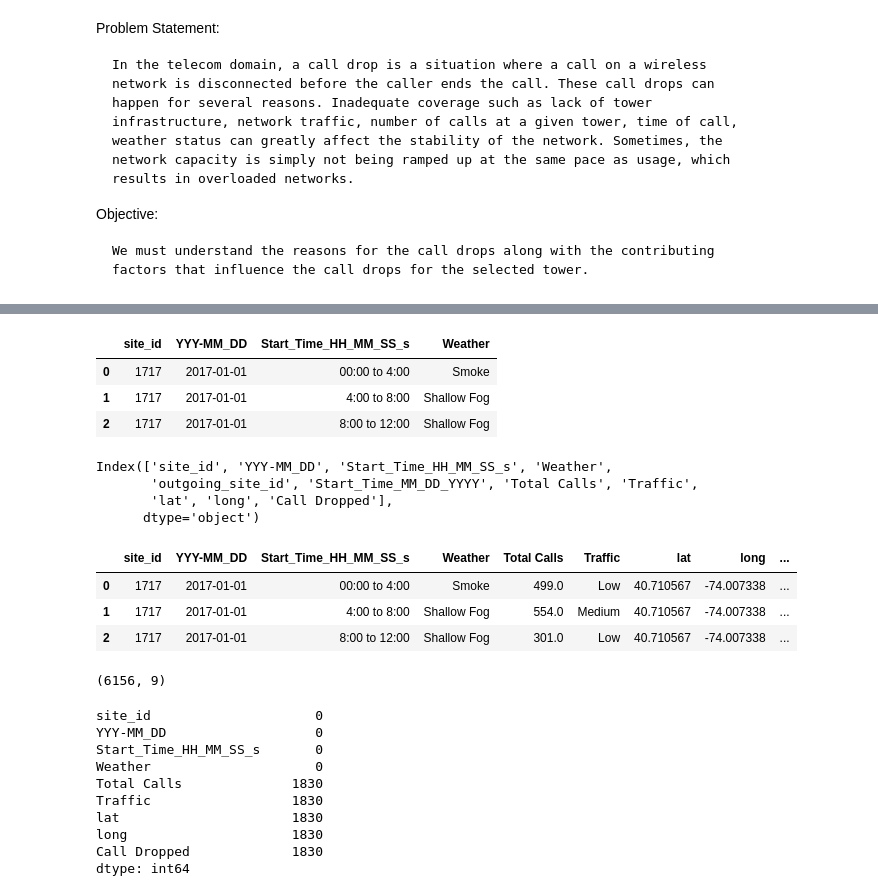
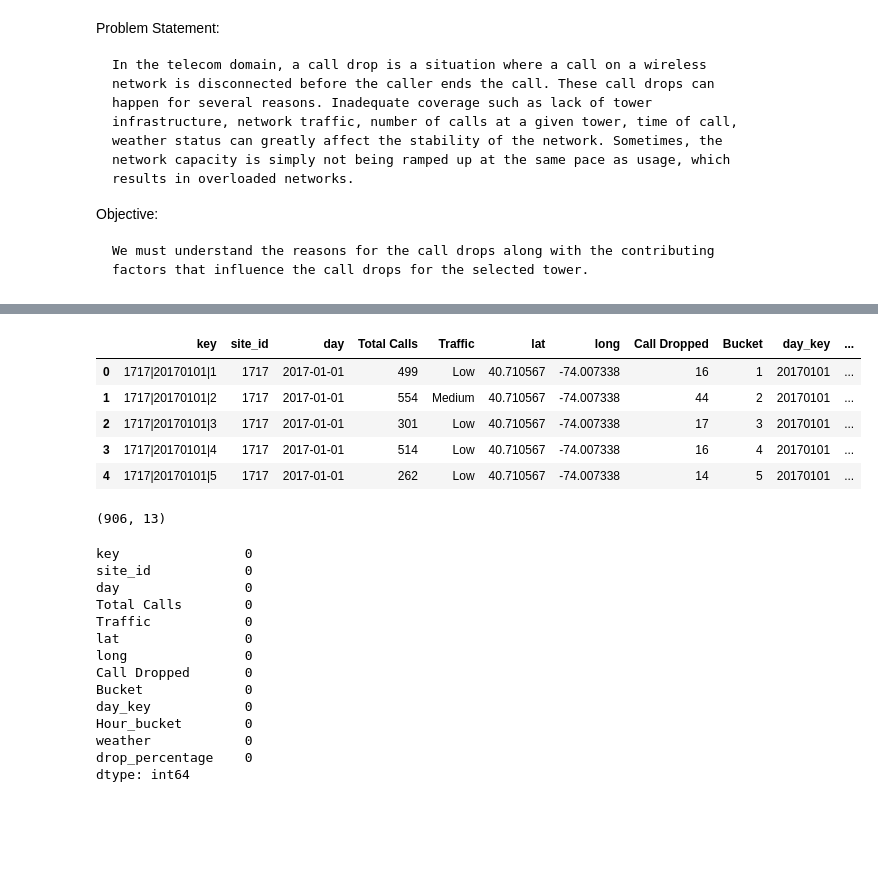
Before and after one commit to syedkhundmir99/Projects, a Jupyter notebook: Telecom Call Drop.ipynb, the cells around one changed output, grey strips where cells are left out. Drawn from its saved outputs; the diff is of its cells as text; code cells hidden in the pictures; blank space fills up the shorter version.

```diff
--- a/Telecom Call Drop.ipynb
+++ b/Telecom Call Drop.ipynb
@@ -83,7 +19,0 @@ tower.head(3)
-# %%
-weather.head(3)
-# %% [output]
-|  | site_id | YYY-MM_DD | Start_Time_HH_MM_SS_s | Weather |
-| 0 | 1717 | 2017-01-01 | 00:00 to 4:00 | Smoke |
-| 1 | 1717 | 2017-01-01 | 4:00 to 8:00 | Shallow Fog |
-| 2 | 1717 | 2017-01-01 | 8:00 to 12:00 | Shallow Fog |
@@ -93,7 +19,0 @@ df = pd.concat([weather,tower],axis = 1)
-# %%
-df.columns
-# %% [output]
-Index(['site_id', 'YYY-MM_DD', 'Start_Time_HH_MM_SS_s', 'Weather',
-       'outgoing_site_id', 'Start_Time_MM_DD_YYYY', 'Total Calls', 'Traffic',
-       'lat', 'long', 'Call Dropped'],
-      dtype='object')
@@ -102,24 +20,32 @@ df.drop(columns = ['outgoing_site_id', 'Start_Time_MM_DD_YYYY'],inplace = True)
-# %%
-df.head(3)
-# %% [output]
-|  | site_id | YYY-MM_DD | Start_Time_HH_MM_SS_s | Weather | Total Calls | Traffic | lat | long | ... |
-| 0 | 1717 | 2017-01-01 | 00:00 to 4:00 | Smoke | 499.0 | Low | 40.710567 | -74.007338 | ... |
-| 1 | 1717 | 2017-01-01 | 4:00 to 8:00 | Shallow Fog | 554.0 | Medium | 40.710567 | -74.007338 | ... |
-| 2 | 1717 | 2017-01-01 | 8:00 to 12:00 | Shallow Fog | 301.0 | Low | 40.710567 | -74.007338 | ... |
+# %%
+#load the dataset
+df = pd.read_excel('tower_weather_dataset.xlsx',sheet_name = 2)
+df.head()
+# %% [output]
+|  | key | site_id | day | Total Calls | Traffic | lat | long | Call Dropped | Bucket | day_key | ... |
+| 0 | 1717|20170101|1 | 1717 | 2017-01-01 | 499 | Low | 40.710567 | -74.007338 | 16 | 1 | 20170101 | ... |
+| 1 | 1717|20170101|2 | 1717 | 2017-01-01 | 554 | Medium | 40.710567 | -74.007338 | 44 | 2 | 20170101 | ... |
+| 2 | 1717|20170101|3 | 1717 | 2017-01-01 | 301 | Low | 40.710567 | -74.007338 | 17 | 3 | 20170101 | ... |
+| 3 | 1717|20170101|4 | 1717 | 2017-01-01 | 514 | Low | 40.710567 | -74.007338 | 16 | 4 | 20170101 | ... |
+| 4 | 1717|20170101|5 | 1717 | 2017-01-01 | 262 | Low | 40.710567 | -74.007338 | 14 | 5 | 20170101 | ... |
 # %%
 df.shape
 # %% [output]
-(6156, 9)
+(906, 13)
 # %%
 df.isna().sum()
 # %% [output]
-site_id                     0
-YYY-MM_DD                   0
-Start_Time_HH_MM_SS_s       0
-Weather                     0
-Total Calls              1830
-Traffic                  1830
-lat                      1830
-long                     1830
-Call Dropped             1830
+key                0
+site_id            0
+day                0
+Total Calls        0
+Traffic            0
+lat                0
+long               0
+Call Dropped       0
+Bucket             0
+day_key            0
+Hour_bucket        0
+weather            0
+drop_percentage    0
 dtype: int64
```
Also changed, not shown: parts of 126 cells of this notebook.
